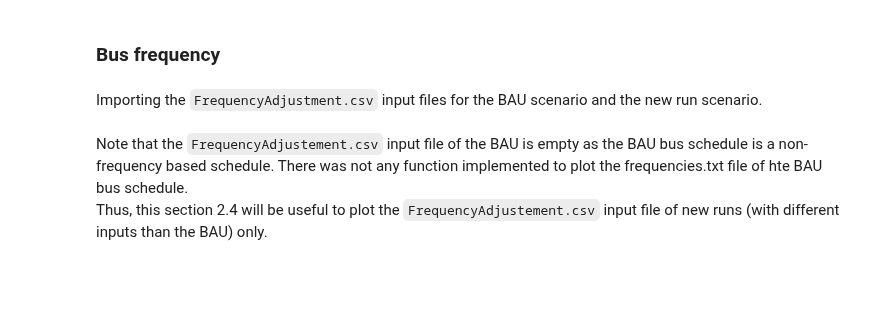
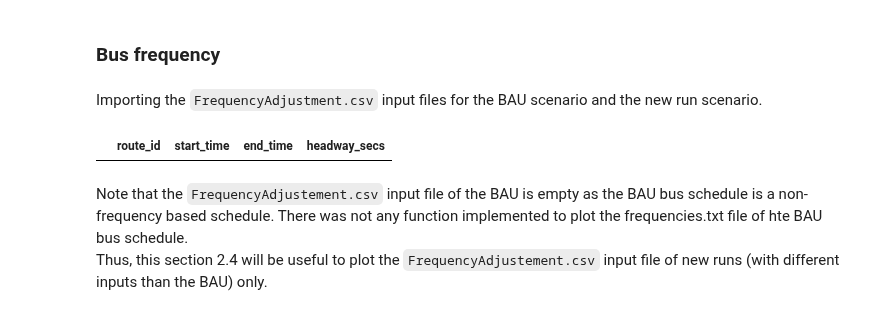
Before and after one commit to bistro-its-berkeley/BISTRO-Starter-Kit, a Jupyter notebook: examples/Visualization.ipynb, the cells around one changed output. Drawn from its saved outputs; the diff is of its cells as text; code cells hidden in the pictures; blank space fills up the shorter version.

```diff
--- a/examples/Visualization.ipynb
+++ b/examples/Visualization.ipynb
@@ -225,6 +223,9 @@ Importing the `FrequencyAdjustment.csv` input files for the BAU scenario and the
 # %%
 bus_frequencies_path_bau = path_output_folder_bau / COMPETITION / SUBMISSION_INPUTS / "FrequencyAdjustment.csv"
 bus_frequencies_path = path_output_folder / COMPETITION / SUBMISSION_INPUTS / "FrequencyAdjustment.csv"
+pd.read_csv(bus_frequencies_path)
+# %% [output]
+|  | route_id | start_time | end_time | headway_secs |
 # %% [markdown]
 Note that the `FrequencyAdjustement.csv` input file of the BAU is empty as the BAU bus schedule is a non-frequency based schedule. There was not any function implemented to plot the frequencies.txt file of hte BAU bus schedule.
 <br> Thus, this section 2.4 will be useful to plot the `FrequencyAdjustement.csv` input file of new runs (with different inputs than the BAU) only.
```
Also changed, not shown: parts of 31 cells of this notebook, 5 other files.
